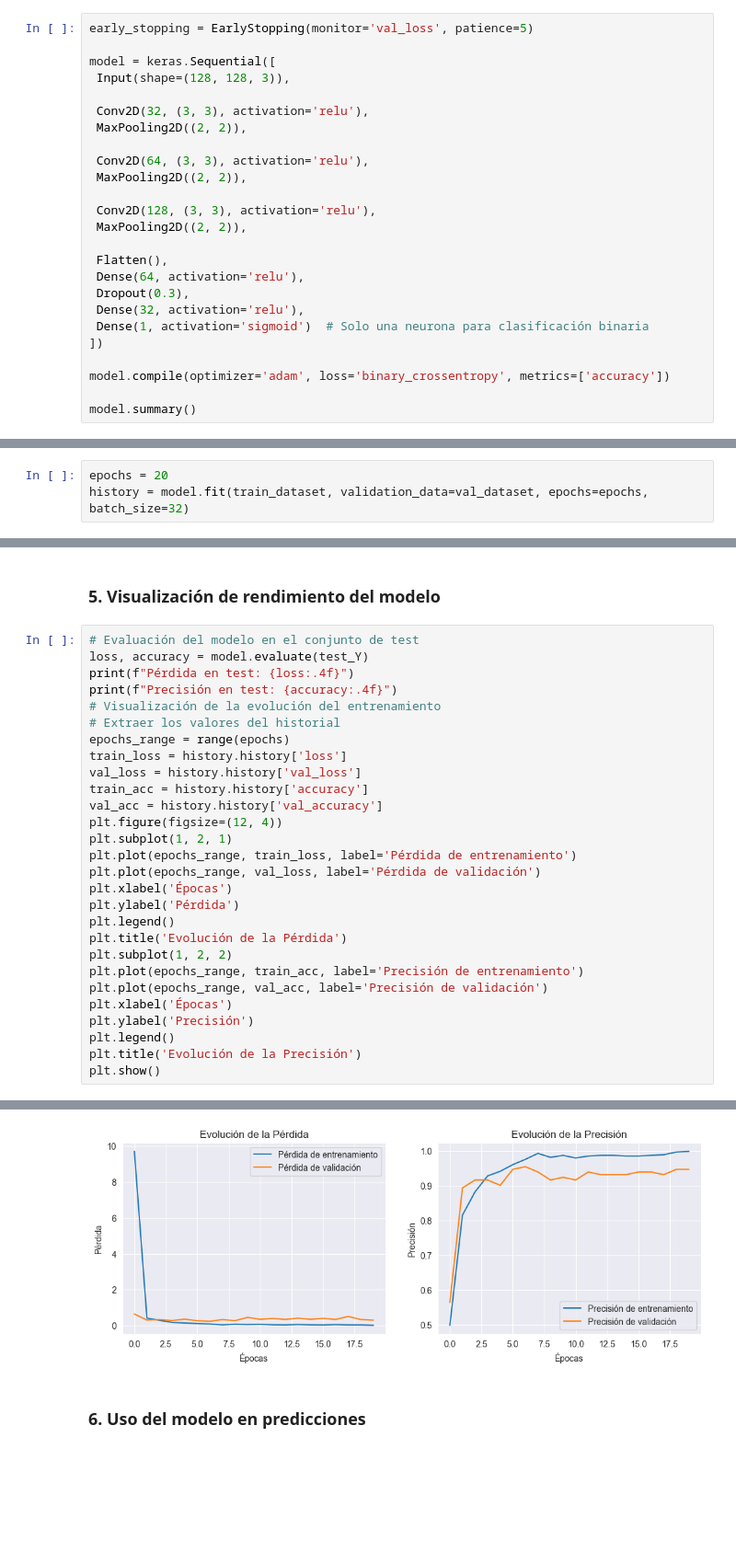
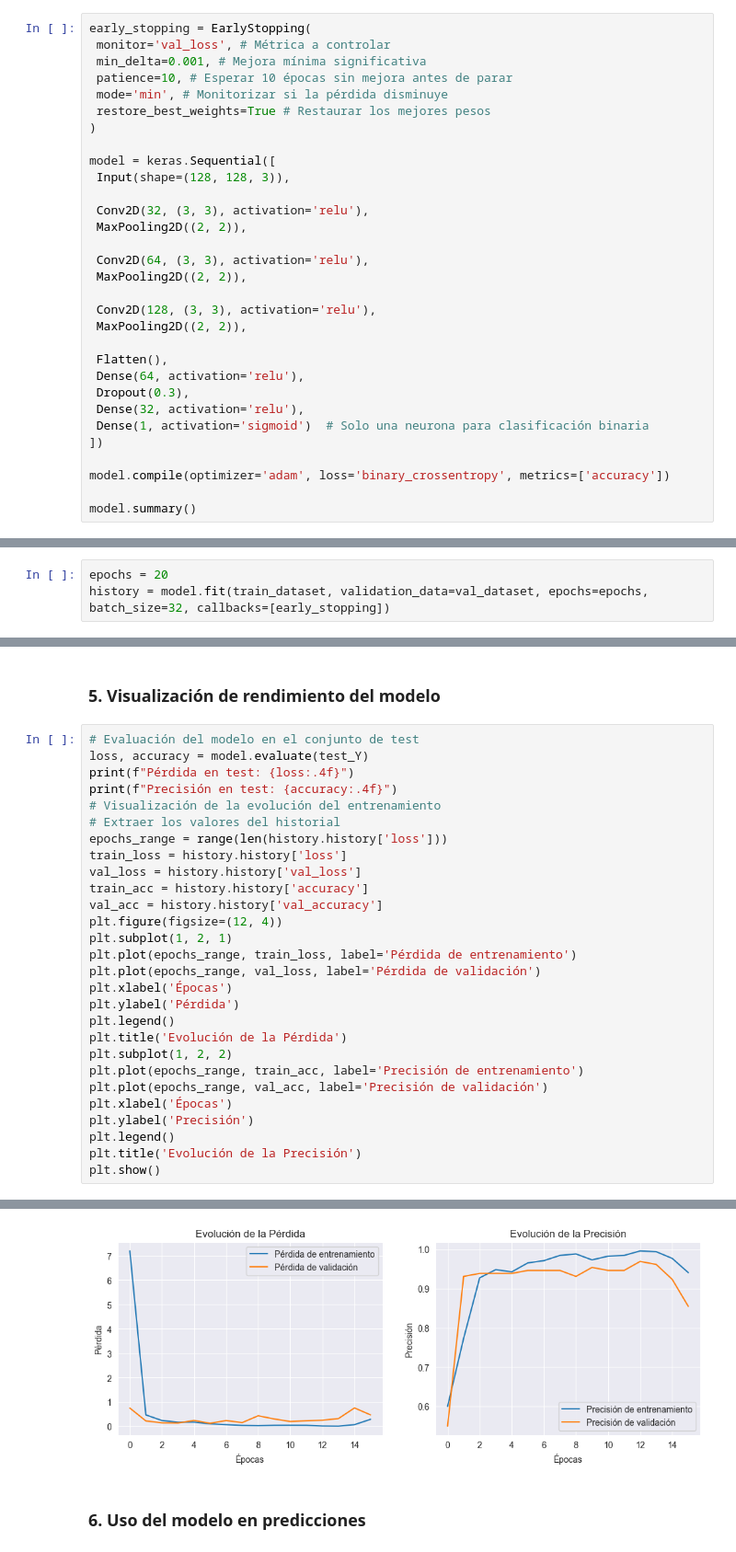
Before and after one commit to SamuehFDEZ/ProgramacionIA, a Jupyter notebook: UD5/PracticaIdentificacionDePersonasConMascarilla/dataset_imagenes_mascarilla/mascarillas.ipynb, the cells around one changed output, grey strips where cells are left out. Shown: that part at 92% size. Saved outputs shown, nothing was run; the diff lists cells and outputs as text; blank space fills up the shorter version.

Commit message:
mascarilla con mejores datos

```diff
--- a/UD5/PracticaIdentificacionDePersonasConMascarilla/dataset_imagenes_mascarilla/mascarillas.ipynb
+++ b/UD5/PracticaIdentificacionDePersonasConMascarilla/dataset_imagenes_mascarilla/mascarillas.ipynb
@@ -143,7 +80,13 @@ plt.show()
 # %% [markdown]
 ## 4. Entrenamiento del modelo
 # %%
-early_stopping = EarlyStopping(monitor='val_loss', patience=5)
+early_stopping = EarlyStopping(
+ monitor='val_loss', # Métrica a controlar
+ min_delta=0.001, # Mejora mínima significativa
+ patience=10, # Esperar 10 épocas sin mejora antes de parar
+ mode='min', # Monitorizar si la pérdida disminuye
+ restore_best_weights=True # Restaurar los mejores pesos
+)
 
 model = keras.Sequential([
  Input(shape=(128, 128, 3)),
@@ -191,6 +134,6 @@ Model: "sequential_5"
  Non-trainable params: 0 (0.00 B)
 # %%
 epochs = 20
-history = model.fit(train_dataset, validation_data=val_dataset, epochs=epochs, batch_size=32)
+history = model.fit(train_dataset, validation_data=val_dataset, epochs=epochs, batch_size=32, callbacks=[early_stopping])
 # %% [output]
 Epoch 1/20
@@ -219,7 +172,7 @@ print(f"Pérdida en test: {loss:.4f}")
 print(f"Precisión en test: {accuracy:.4f}")
 # Visualización de la evolución del entrenamiento
 # Extraer los valores del historial
-epochs_range = range(epochs)
+epochs_range = range(len(history.history['loss']))
 train_loss = history.history['loss']
 val_loss = history.history['val_loss']
 train_acc = history.history['accuracy']
@@ -247,4 +200,4 @@ Precisión en test: 0.7375
-[figure, old version]
+[figure, new version]
 # %% [markdown]
 ### 6. Uso del modelo en predicciones
 # %%
```
Also changed, not shown: parts of 17 cells of this notebook, 2 other files.
